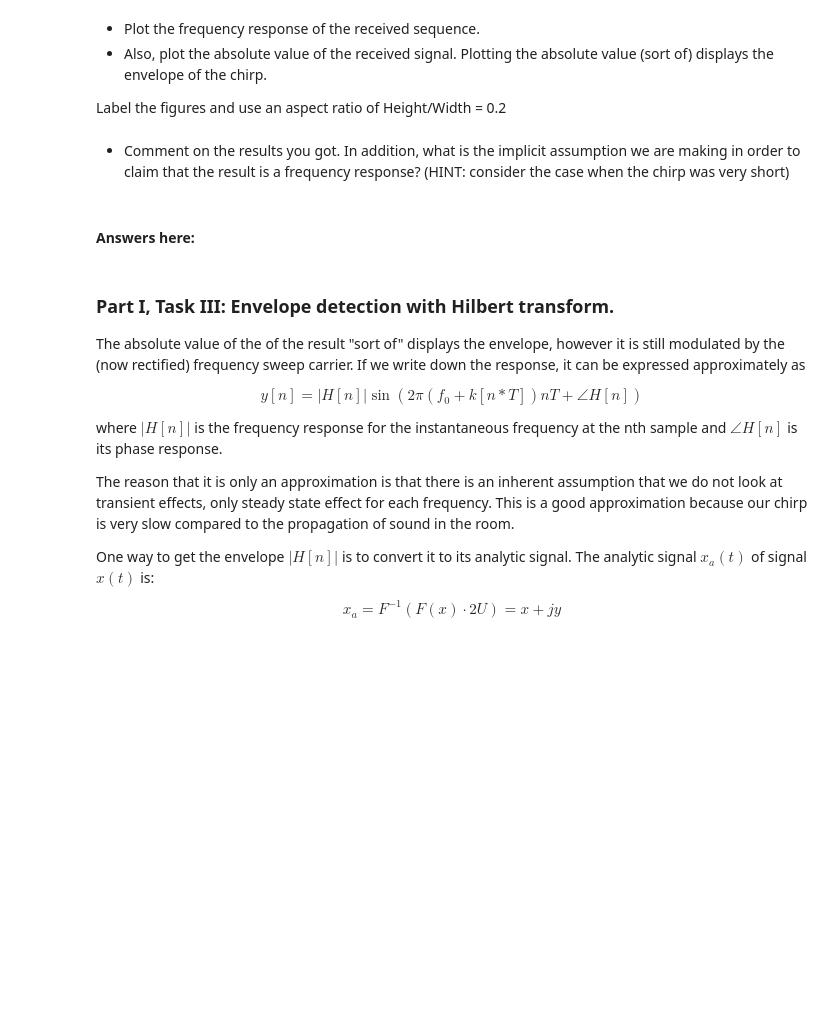
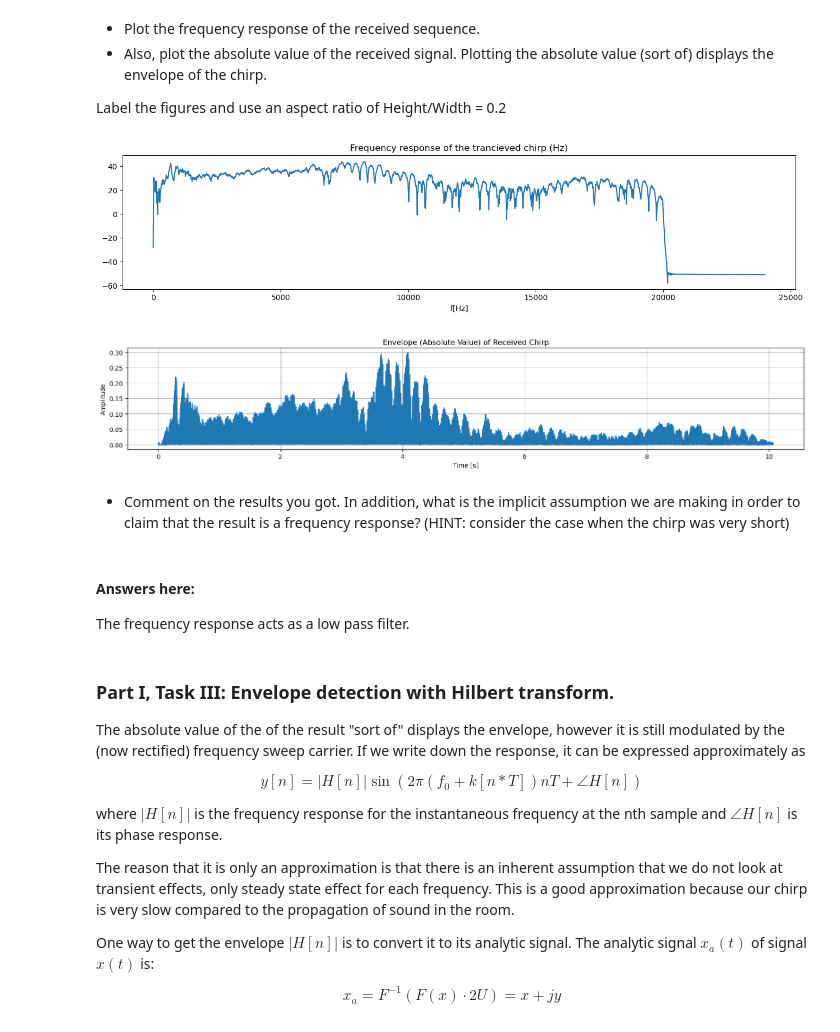
Before and after one commit to alekseiprakhiy/3305-project, a Jupyter notebook: TimeDomain-Sonar-New (2).ipynb, the cells around one changed output. Drawn from its saved outputs; the diff is of its cells as text; code cells hidden in the pictures; blank space fills up the shorter version.

```diff
--- a/TimeDomain-Sonar-New (2).ipynb
+++ b/TimeDomain-Sonar-New (2).ipynb
@@ -241,36 +257,52 @@ Label the figures and use an aspect ratio of Height/Width = 0.2
 # %%
 ## Plot chirp response
 
 # generate frequency response of recorded chirp
-
+w,h = signal.freqz(rcv_chirp, fs=fs, worN=2048, plot=None)
 
 # generate frequency index
-
+f = np.linspace(0, fs / 2, len(w))
 
 # generate a time index
 
 
 
 
 
 
 
 # free code for your plot:
 width, height = figaspect(0.2)
 fig1 = figure(figsize=(width,height))
-plt.plot(f, abs( RCV_chirp ) )
+plt.plot(w, 20 * np.log10(np.abs(h)))
 plt.title('Frequency response of the trancieved chirp (Hz)')
 plt.xlabel('f[Hz]')
+plt.show()
 
-fig1 = figure(figsize=(width,height))
-plt.plot(t, abs(rcv_chirp))
-plt.title('Absolute value of trancieved chirp');
-plt.xlabel('time[s]')
+t = np.arange(len(rcv_chirp)) / fs
+
+fig2 = figure(figsize=(width, height))
+plt.plot(t, np.abs(rcv_chirp))
+plt.title('Envelope (Absolute Value) of Received Chirp')
+plt.xlabel('Time [s]')
+plt.ylabel('Amplitude')
+plt.grid(True)
+plt.tight_layout()
+plt.show()
+##fig1 = figure(figsize=(width,height))
+#plt.plot(t, abs(rcv_chirp))
+#plt.title('Absolute value of trancieved chirp');
+#plt.xlabel('time[s]')
+# %% [output]
+[figure, added]
+[figure, added]
 # %% [markdown]
 * Comment on the results you got. In addition, what is the implicit assumption we are making in order to claim that the result is a frequency response?
 (HINT: consider the case when the chirp was very short)
-# %% [markdown]
-#### Answers here:
+# %% [markdown]
+#### Answers here:
+
+The frequency response acts as a low pass filter.
 # %% [markdown]
 ### Part I, Task III: Envelope detection with Hilbert transform.
 The absolute value of the of the result "sort of" displays the envelope, however it is still modulated by the (now rectified) frequency sweep carrier. If we write down the response, it can be expressed approximately as
```
Also changed, not shown: parts of 7 cells of this notebook.
